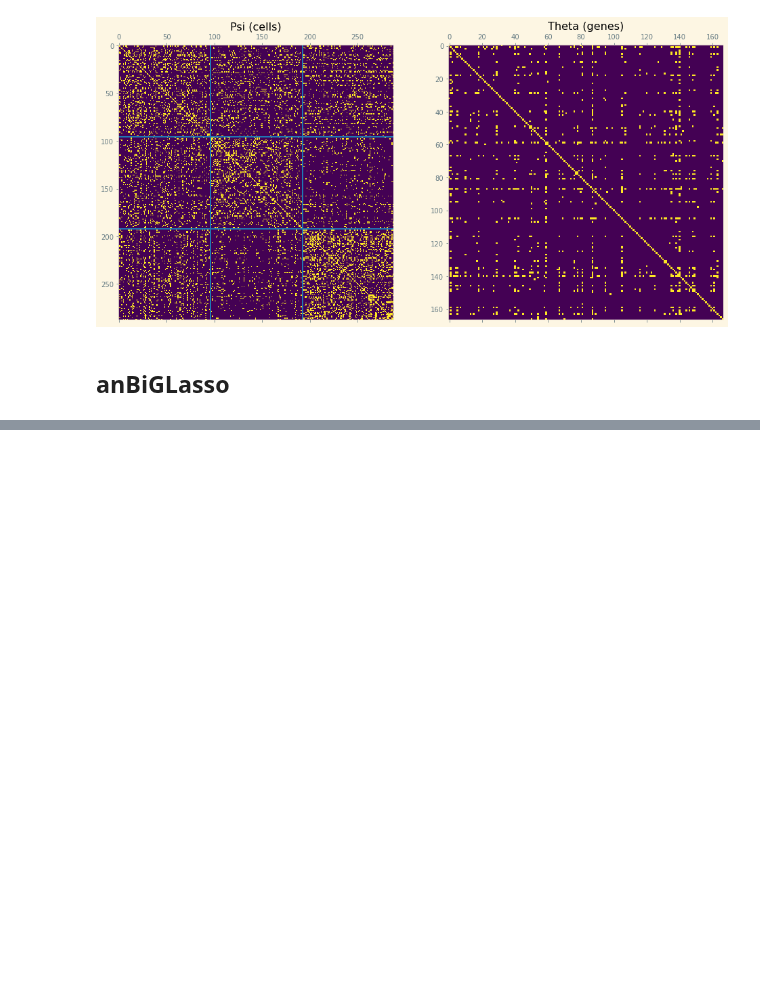
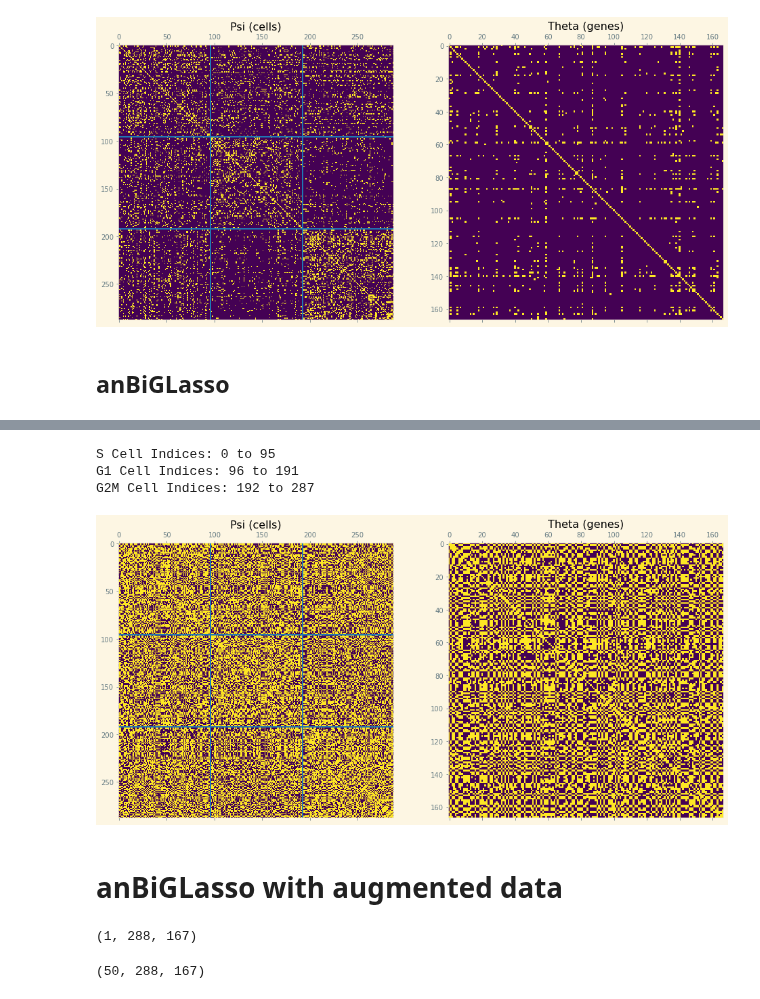
Before and after one commit to BaileyAndrew/antGLasso-Implementation, a Jupyter notebook: Python Implementation/Notebooks/mouse_embryonic_stem_cells.ipynb, the cells around one changed output, grey strips where cells are left out. Cells and saved outputs as stored; diff of their text form; code cells hidden in the pictures; blank space fills up the shorter version.

```diff
--- a/Python Implementation/Notebooks/mouse_embryonic_stem_cells.ipynb
+++ b/Python Implementation/Notebooks/mouse_embryonic_stem_cells.ipynb
@@ -167,0 +174,13 @@ G2M Cell Indices: 192 to 287
+# %%
+Psi, Theta = anBiGLasso(T, S, beta_1=0, beta_2=0)
+
+print(Psi)
+Psi, Theta = EiGLasso(
+    T,
+    S,
+    beta_1=0.4,
+    beta_2=0.4,
+    Psi_init=Psi,
+    Theta_init=Theta
+)
+print(Psi)
@@ -167,0 +202,42 @@ G2M Cell Indices: 192 to 287
+# %%
+Psi_ = binarize_matrix(Psi, mode='Negative')
+np.fill_diagonal(Psi_, 1)
+Theta_ = binarize_matrix(Theta, mode='Negative')
+np.fill_diagonal(Theta_, 1)
+
+with plt.style.context('Solarize_Light2'):
+    fig, (ax1, ax2) = plt.subplots(ncols=2, figsize=(16, 8))
+
+    ax1.grid(False)
+    ax1.matshow(Psi_)
+    ax1.set_title('Psi (cells)')
+
+    ax1.axvline(S_mat.shape[1])
+    ax1.axvline(S_mat.shape[1]+G1_mat.shape[1])
+    ax1.axhline(S_mat.shape[1])
+    ax1.axhline(S_mat.shape[1]+G1_mat.shape[1])
+
+    ax2.matshow(Theta_)
+    ax2.grid(False)
+    ax2.set_title('Theta (genes)')
+
+print(f"S Cell Indices: 0 to {S_mat.shape[1]-1}")
+print(f"G1 Cell Indices: {S_mat.shape[1]} to {S_mat.shape[1]+G1_mat.shape[1]-1}")
+print(f"G2M Cell Indices: {S_mat.shape[1]+G1_mat.shape[1]} to {counts.shape[1]-1}")
+# %% [output]
+S Cell Indices: 0 to 95
+G1 Cell Indices: 96 to 191
+G2M Cell Indices: 192 to 287
+[figure, added]
+# %% [markdown]
+# anBiGLasso with augmented data
+# %%
+counts_ = counts.copy()
+counts_.shape
+# %% [output]
+(1, 288, 167)
+# %%
+counts_aug = counts_ + np.zeros((50, 288, 167), dtype='int64')
+counts_aug.shape
+# %% [output]
+(50, 288, 167)
```
Also changed, not shown: parts of 10 cells of this notebook, 16 other files.
